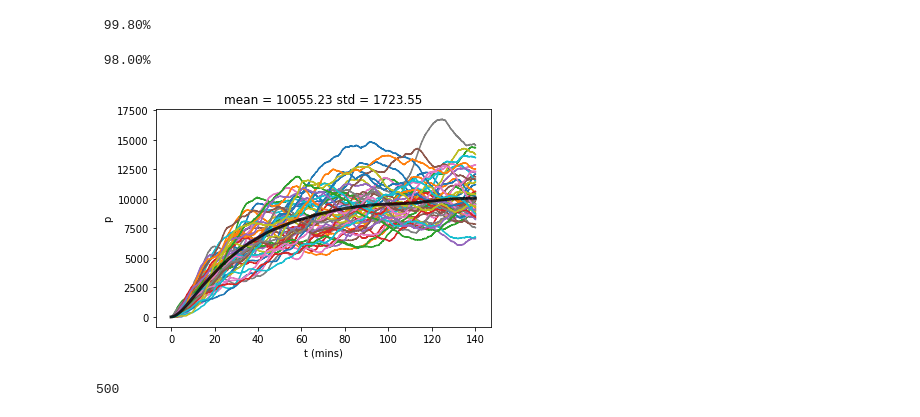
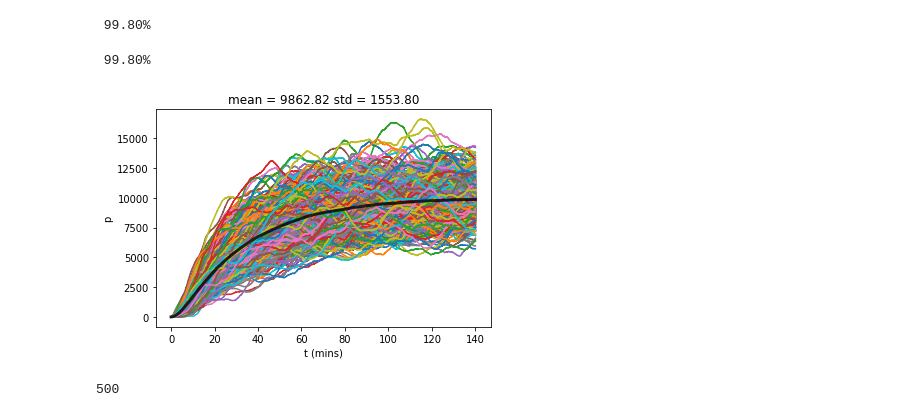
Before and after one commit to mneira10/sistemsBio, a Jupyter notebook: tarea3/punto3.ipynb, the cells around one changed output. Drawn from its saved outputs; the diff is of its cells as text; code cells hidden in the pictures.

```diff
--- a/tarea3/punto3.ipynb
+++ b/tarea3/punto3.ipynb
@@ -118,18 +118,18 @@ for i in range(iterations):
  99.80%
 # %%
 fig = plt.figure(figsize=(6,4))
-for i in range(int(iterations/10)):
-    print('\r', '{:.2f}%'.format(i*1000/iterations), end='')
+for i in range(int(iterations)):
+    print('\r', '{:.2f}%'.format(i*100/iterations), end='')
     plt.step(ts[i],ps[i],)
 #     plt.legend()
 plt.plot(ts[0],np.mean(ps,axis=0),c='black',linewidth=3,alpha=0.8)
 plt.title("mean = {:.2f} std = {:.2f}".format(np.mean(ps,axis=0)[-1],np.std(ps,axis=0)[-1]))
 plt.xlabel('t (mins)')
 plt.ylabel('p')
 plt.savefig('3bp.png')
 # %% [output]
- 98.00%
+ 99.80%
-[figure, old version]
+[figure, new version]
 # %%
 len(np.mean(ps,axis=1))
 # %% [output]
```
Also changed, not shown: parts of 17 cells of this notebook, 14 other files.
